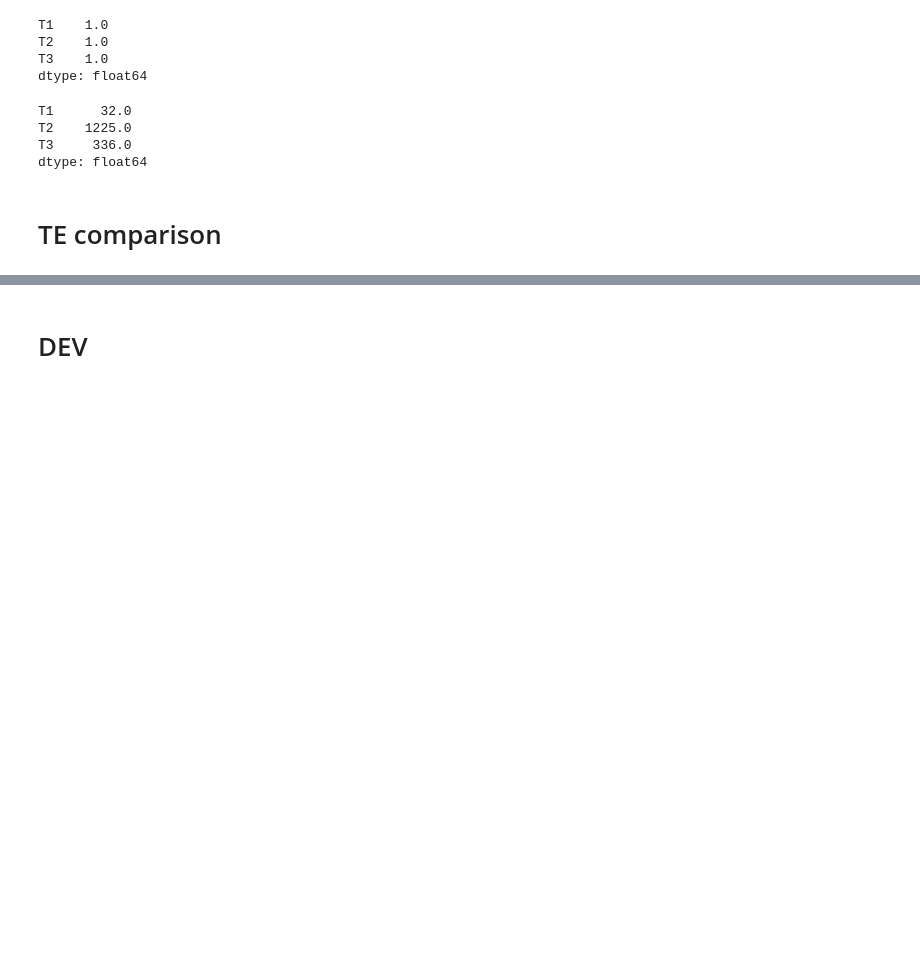
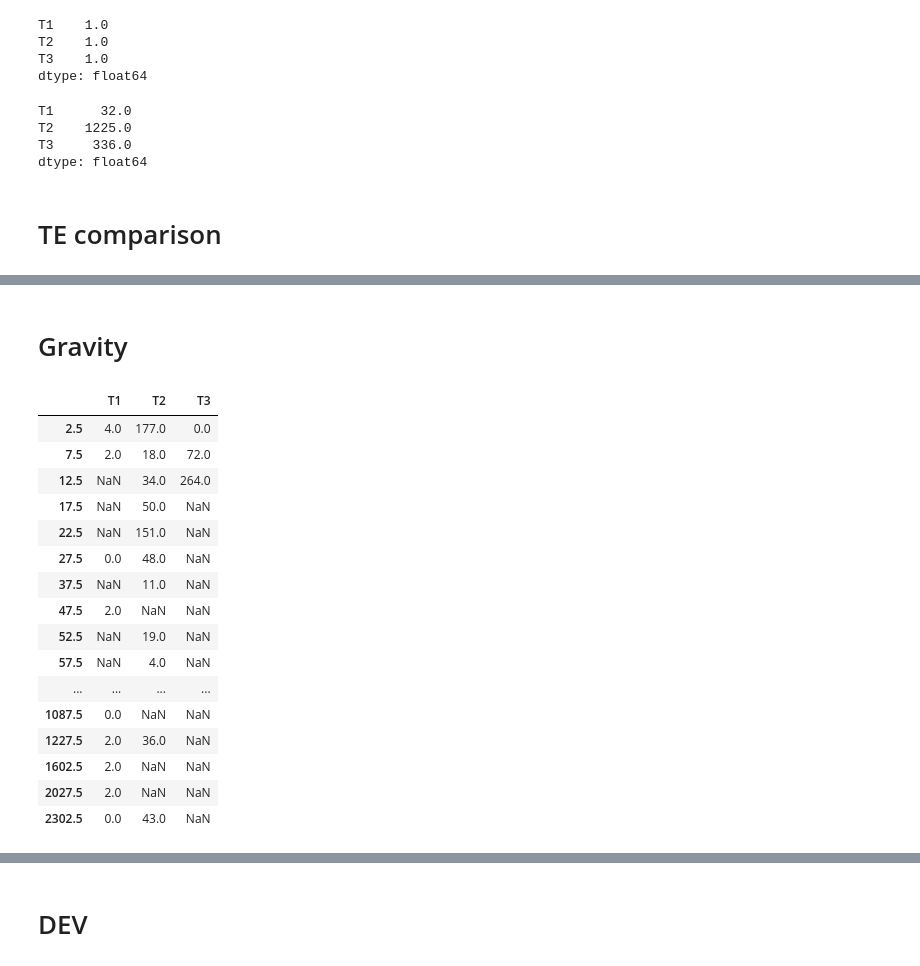
Before and after one commit to jabellcu/TPlanning_matrices, a Jupyter notebook: MatrixExamples.ipynb, the cells around one changed output, grey strips where cells are left out. Saved outputs shown, nothing was run; the diff lists cells and outputs as text; code cells hidden in the pictures; blank space fills up the shorter version.

```diff
--- a/MatrixExamples.ipynb
+++ b/MatrixExamples.ipynb
@@ -384,7 +385,7 @@ ex_TLD.sum()
 T    4864971.0
 dtype: float64
 # %%
-dst = mat.copy()
+dst = mat7.copy()
 dst['T1'] = (dst.index.get_level_values(0)**2 - dst.index.get_level_values(1)**2)**2
 dst['T2'] = dst['T1'] / dst.index.get_level_values(0)
 dst['T2'] = dst['T1'] / dst.index.get_level_values(1)
@@ -526,0 +528,24 @@ TE_RegressionStats(mat,fmat, prefixes='mat_ fmat_'.split())
+# %% [markdown]
+# Gravity
+# %%
+TLD_multi_for_ParamEst = TLD_multi.loc[1:,:]
+TLD_multi_for_ParamEst = mid_interval_TLD(TLD_multi_for_ParamEst, factor=-0.5)
+TLD_multi_for_ParamEst
+# %% [output]
+|  | T1 | T2 | T3 |
+| 2.5 | 4.0 | 177.0 | 0.0 |
+| 7.5 | 2.0 | 18.0 | 72.0 |
+| 12.5 | NaN | 34.0 | 264.0 |
+| 17.5 | NaN | 50.0 | NaN |
+| 22.5 | NaN | 151.0 | NaN |
+| 27.5 | 0.0 | 48.0 | NaN |
+| 37.5 | NaN | 11.0 | NaN |
+| 47.5 | 2.0 | NaN | NaN |
+| 52.5 | NaN | 19.0 | NaN |
+| 57.5 | NaN | 4.0 | NaN |
+| ... | ... | ... | ... |
+| 1087.5 | 0.0 | NaN | NaN |
+| 1227.5 | 2.0 | 36.0 | NaN |
+| 1602.5 | 2.0 | NaN | NaN |
+| 2027.5 | 2.0 | NaN | NaN |
+| 2302.5 | 0.0 | 43.0 | NaN |
```
Also changed, not shown: parts of 20 cells of this notebook, 7 other files.
